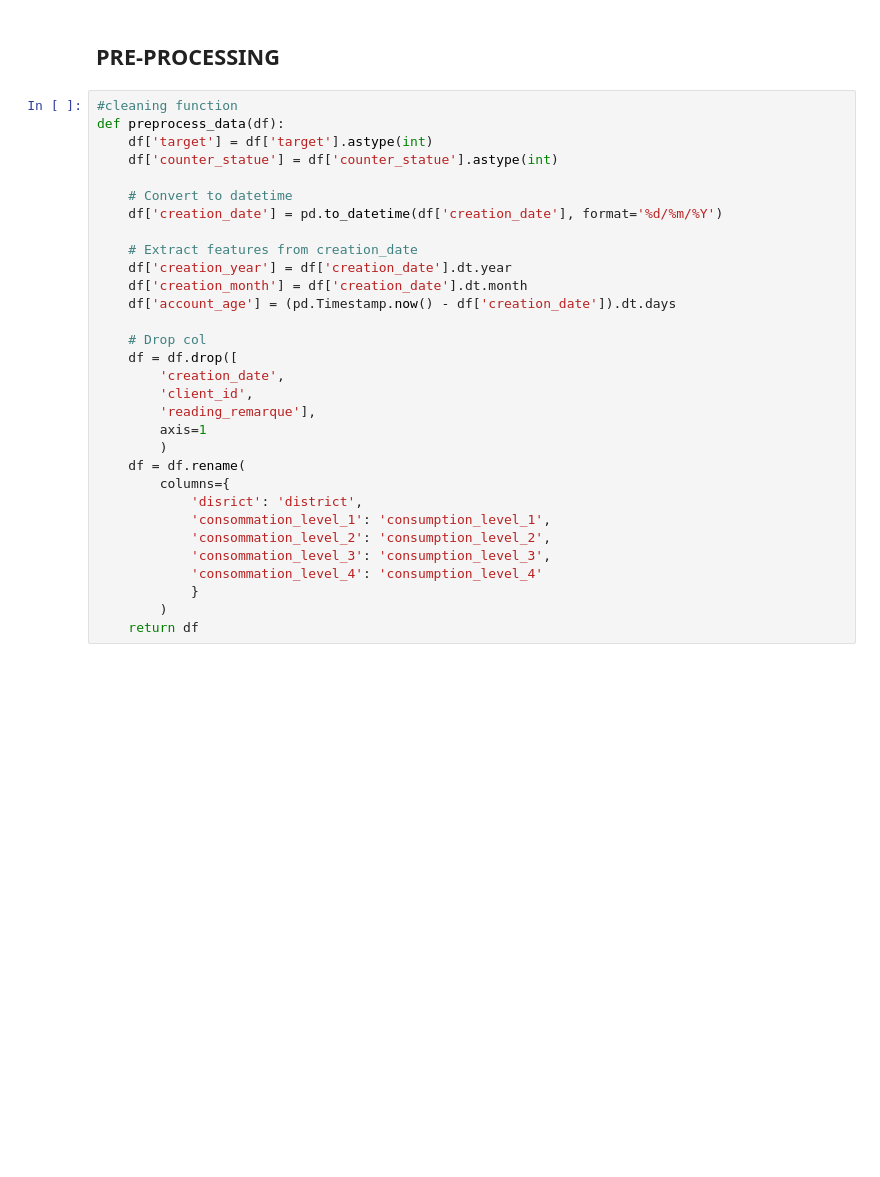
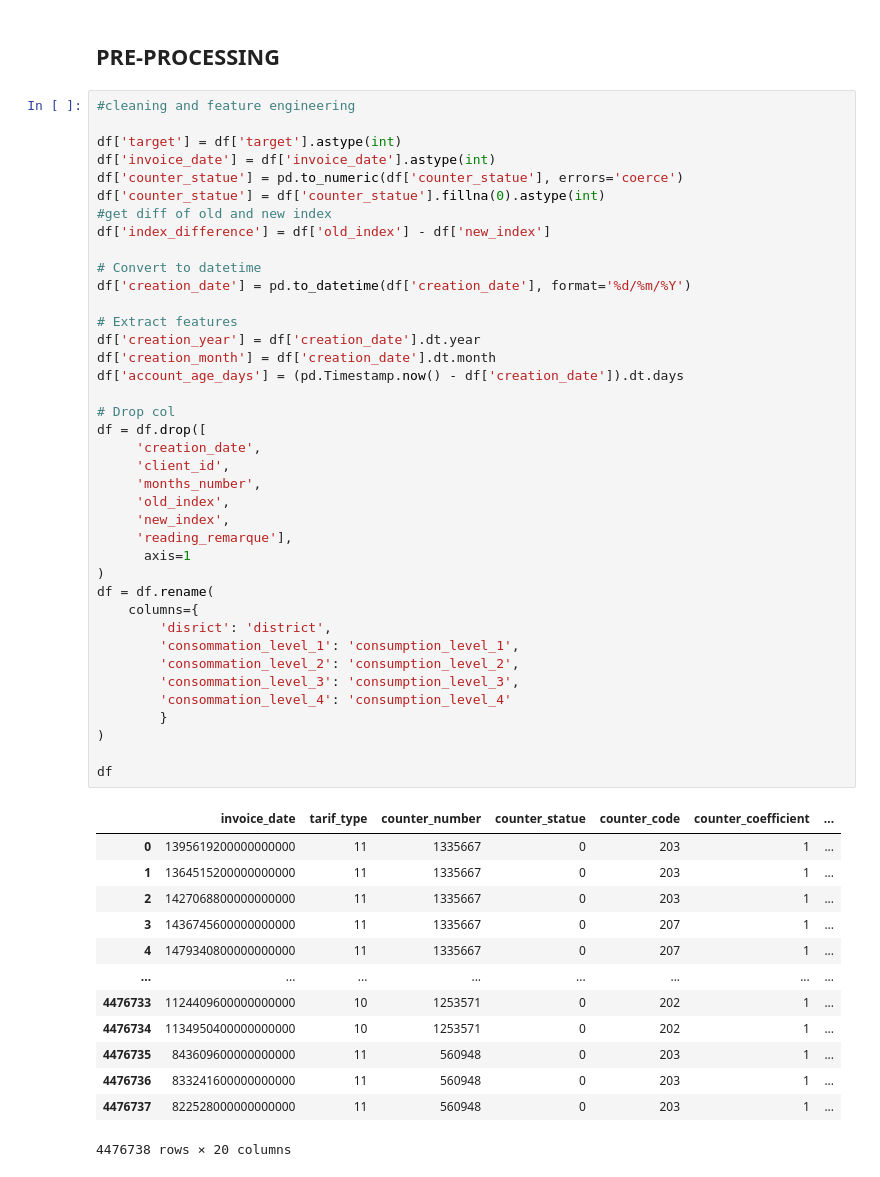
Before and after one commit to Code-str8/customer-frauds-detection, a Jupyter notebook: fraud_detection.ipynb, the cells around one changed output. Saved outputs shown, nothing was run; the diff lists cells and outputs as text; blank space fills up the shorter version.

```diff
--- a/fraud_detection.ipynb
+++ b/fraud_detection.ipynb
@@ -684,33 +646,55 @@ dtype: int64
 # %% [markdown]
 ## PRE-PROCESSING
 # %%
-#cleaning function
-def preprocess_data(df):
-    df['target'] = df['target'].astype(int)
-    df['counter_statue'] = df['counter_statue'].astype(int)
+#cleaning and feature engineering
 
-    # Convert to datetime
-    df['creation_date'] = pd.to_datetime(df['creation_date'], format='%d/%m/%Y')
+df['target'] = df['target'].astype(int)
+df['invoice_date'] = df['invoice_date'].astype(int)
+df['counter_statue'] = pd.to_numeric(df['counter_statue'], errors='coerce')
+df['counter_statue'] = df['counter_statue'].fillna(0).astype(int)
+#get diff of old and new index
+df['index_difference'] = df['old_index'] - df['new_index']
 
-    # Extract features from creation_date
-    df['creation_year'] = df['creation_date'].dt.year
-    df['creation_month'] = df['creation_date'].dt.month
-    df['account_age'] = (pd.Timestamp.now() - df['creation_date']).dt.days
+# Convert to datetime
+df['creation_date'] = pd.to_datetime(df['creation_date'], format='%d/%m/%Y')
 
-    # Drop col
-    df = df.drop([
-        'creation_date',
-        'client_id',
-        'reading_remarque'],
-        axis=1
-        )
-    df = df.rename(
-        columns={
-            'disrict': 'district',
-            'consommation_level_1': 'consumption_level_1',
-            'consommation_level_2': 'consumption_level_2',
-            'consommation_level_3': 'consumption_level_3',
-            'consommation_level_4': 'consumption_level_4'
-            }
-        )
-    return df
+# Extract features
+df['creation_year'] = df['creation_date'].dt.year
+df['creation_month'] = df['creation_date'].dt.month
+df['account_age_days'] = (pd.Timestamp.now() - df['creation_date']).dt.days
+
+# Drop col
+df = df.drop([
+     'creation_date',
+     'client_id',
+     'months_number',
+     'old_index',
+     'new_index',
+     'reading_remarque'],
+      axis=1
+)
+df = df.rename(
+    columns={
+        'disrict': 'district',
+        'consommation_level_1': 'consumption_level_1',
+        'consommation_level_2': 'consumption_level_2',
+        'consommation_level_3': 'consumption_level_3',
+        'consommation_level_4': 'consumption_level_4'
+        }
+)
+
+df
+# %% [output]
+|  | invoice_date | tarif_type | counter_number | counter_statue | counter_code | counter_coefficient | ... |
+| 0 | 1395619200000000000 | 11 | 1335667 | 0 | 203 | 1 | ... |
+| 1 | 1364515200000000000 | 11 | 1335667 | 0 | 203 | 1 | ... |
+| 2 | 1427068800000000000 | 11 | 1335667 | 0 | 203 | 1 | ... |
+| 3 | 1436745600000000000 | 11 | 1335667 | 0 | 207 | 1 | ... |
+| 4 | 1479340800000000000 | 11 | 1335667 | 0 | 207 | 1 | ... |
+| ... | ... | ... | ... | ... | ... | ... | ... |
+| 4476733 | 1124409600000000000 | 10 | 1253571 | 0 | 202 | 1 | ... |
+| 4476734 | 1134950400000000000 | 10 | 1253571 | 0 | 202 | 1 | ... |
+| 4476735 | 843609600000000000 | 11 | 560948 | 0 | 203 | 1 | ... |
+| 4476736 | 833241600000000000 | 11 | 560948 | 0 | 203 | 1 | ... |
+| 4476737 | 822528000000000000 | 11 | 560948 | 0 | 203 | 1 | ... |
+4476738 rows × 20 columns
```
Also changed, not shown: parts of 14 cells of this notebook.
